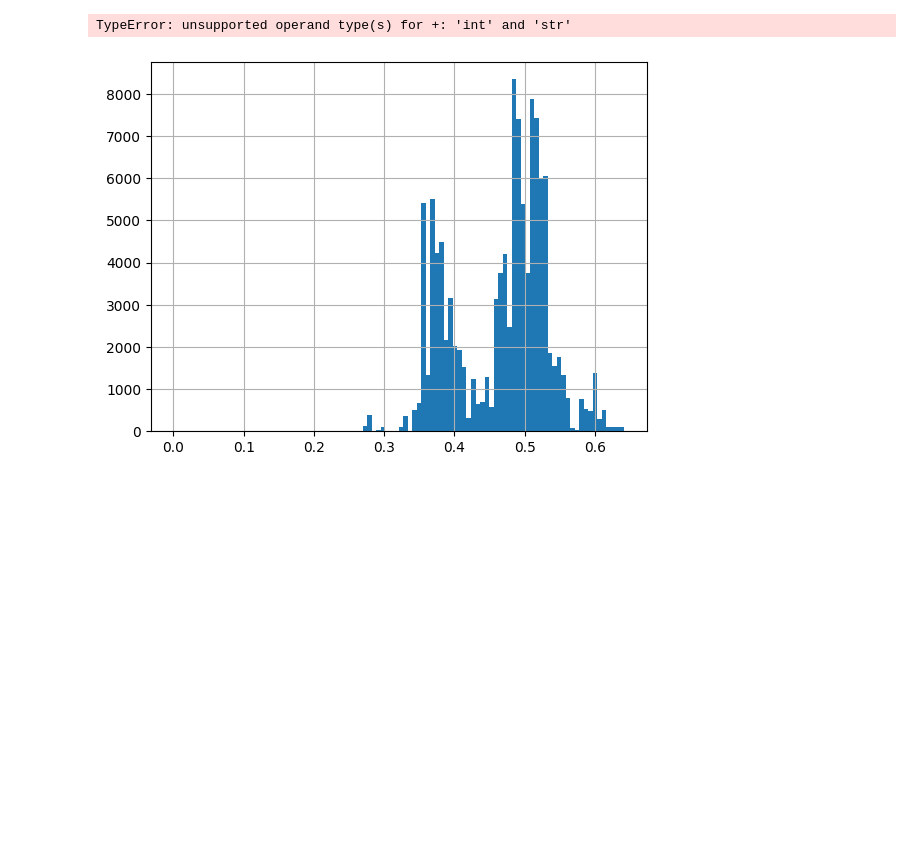
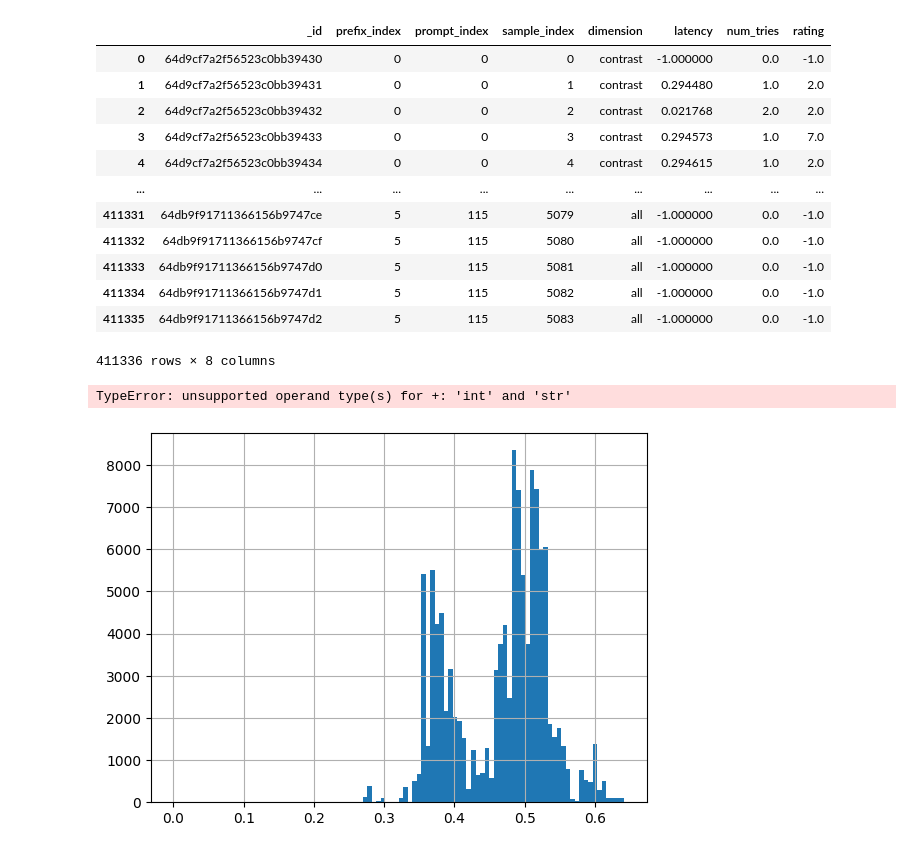
Before and after one commit to TruMind-ai/calibration-scripts, a Jupyter notebook: mongo_fixer.ipynb, the cells around one changed output. Saved outputs shown, nothing was run; the diff lists cells and outputs as text; code cells hidden in the pictures; blank space fills up the shorter version.

```diff
--- a/mongo_fixer.ipynb
+++ b/mongo_fixer.ipynb
@@ -17,0 +22,6 @@ all_ratings_llm = pd.DataFrame(list(db[f'queries/{llm_name}/{dim}'].find({})))
+# %%
+human_sample_incides = list(db[f'samples/{dim}'].find({'sample_index': {'$gt': 4999}}))
+# %%
+human_sample_incides = set([h['sample_index'] -5000 for h in human_sample_incides])
+# %%
+all_ratings = all_ratings[~all_ratings['sample_index'].isin(human_sample_incides)]
@@ -18 +63,22 @@ all_ratings_llm = pd.DataFrame(list(db[f'queries/{llm_name}/{dim}'].find({})))
+# %%
+merged_df = all_ref_queries.merge(all_ratings, on=['prefix_index', 'prompt_index', 'sample_index'], how='left', suffixes=(None, '_y'))
+merged_df['latency'] = merged_df['latency_y'].fillna(-1.0)
+merged_df['num_tries'] = merged_df['num_tries_y'].fillna(0)
+merged_df['rating'] = merged_df['rating_y'].fillna(-1)
+merged_df = merged_df[['_id', 'prefix_index', 'prompt_index', 'sample_index', 'dimension', 'latency', 'num_tries', 'rating']]
+merged_df
+# %% [output]
+|  | _id | prefix_index | prompt_index | sample_index | dimension | latency | num_tries | rating |
+| 0 | 64d9cf7a2f56523c0bb39430 | 0 | 0 | 0 | contrast | -1.000000 | 0.0 | -1.0 |
+| 1 | 64d9cf7a2f56523c0bb39431 | 0 | 0 | 1 | contrast | 0.294480 | 1.0 | 2.0 |
+| 2 | 64d9cf7a2f56523c0bb39432 | 0 | 0 | 2 | contrast | 0.021768 | 2.0 | 2.0 |
+| 3 | 64d9cf7a2f56523c0bb39433 | 0 | 0 | 3 | contrast | 0.294573 | 1.0 | 7.0 |
+| 4 | 64d9cf7a2f56523c0bb39434 | 0 | 0 | 4 | contrast | 0.294615 | 1.0 | 2.0 |
+| ... | ... | ... | ... | ... | ... | ... | ... | ... |
+| 411331 | 64db9f91711366156b9747ce | 5 | 115 | 5079 | all | -1.000000 | 0.0 | -1.0 |
+| 411332 | 64db9f91711366156b9747cf | 5 | 115 | 5080 | all | -1.000000 | 0.0 | -1.0 |
+| 411333 | 64db9f91711366156b9747d0 | 5 | 115 | 5081 | all | -1.000000 | 0.0 | -1.0 |
+| 411334 | 64db9f91711366156b9747d1 | 5 | 115 | 5082 | all | -1.000000 | 0.0 | -1.0 |
+| 411335 | 64db9f91711366156b9747d2 | 5 | 115 | 5083 | all | -1.000000 | 0.0 | -1.0 |
+411336 rows × 8 columns
 # %%
```
Also changed, not shown: parts of 7 cells of this notebook, 1 other file.
